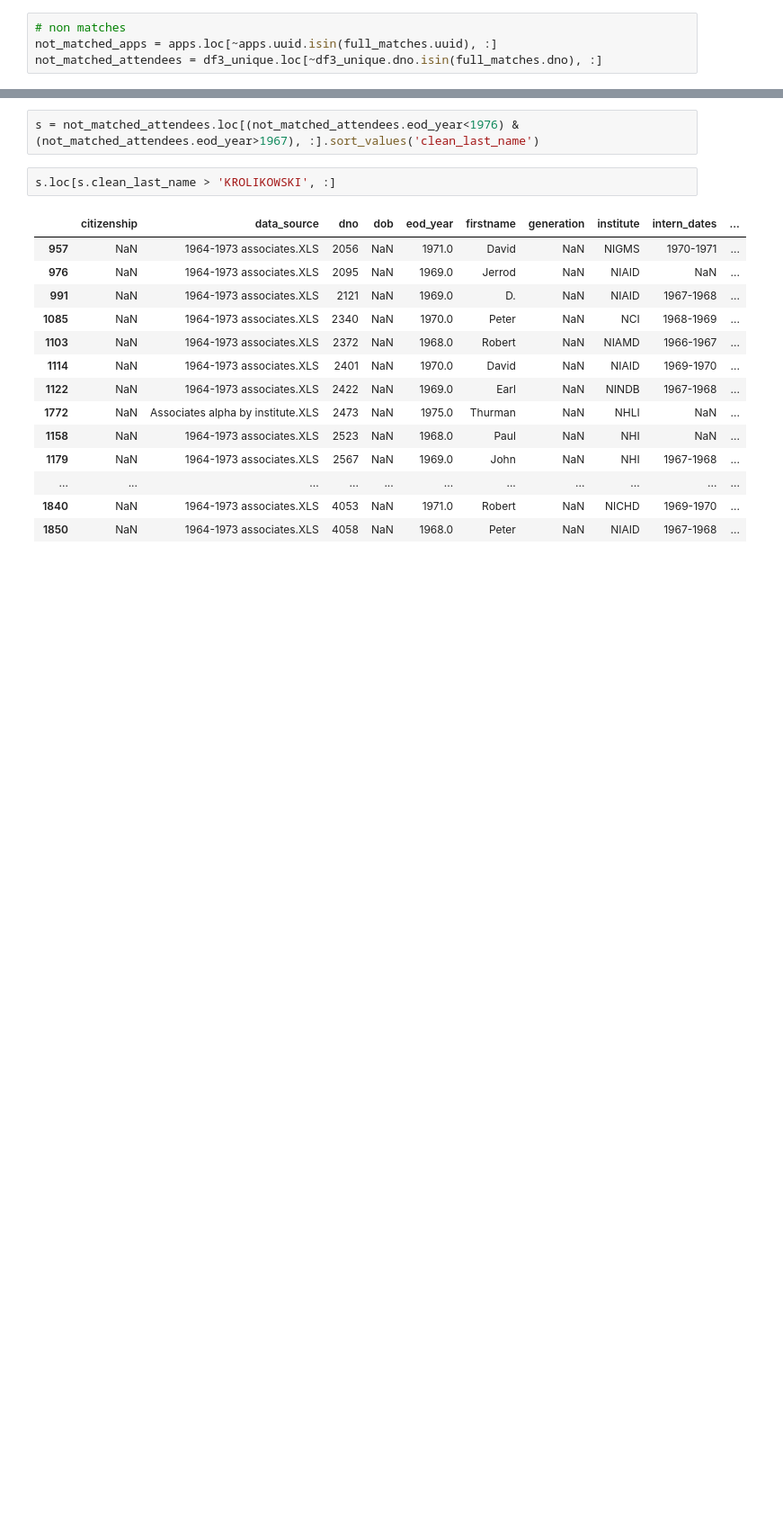
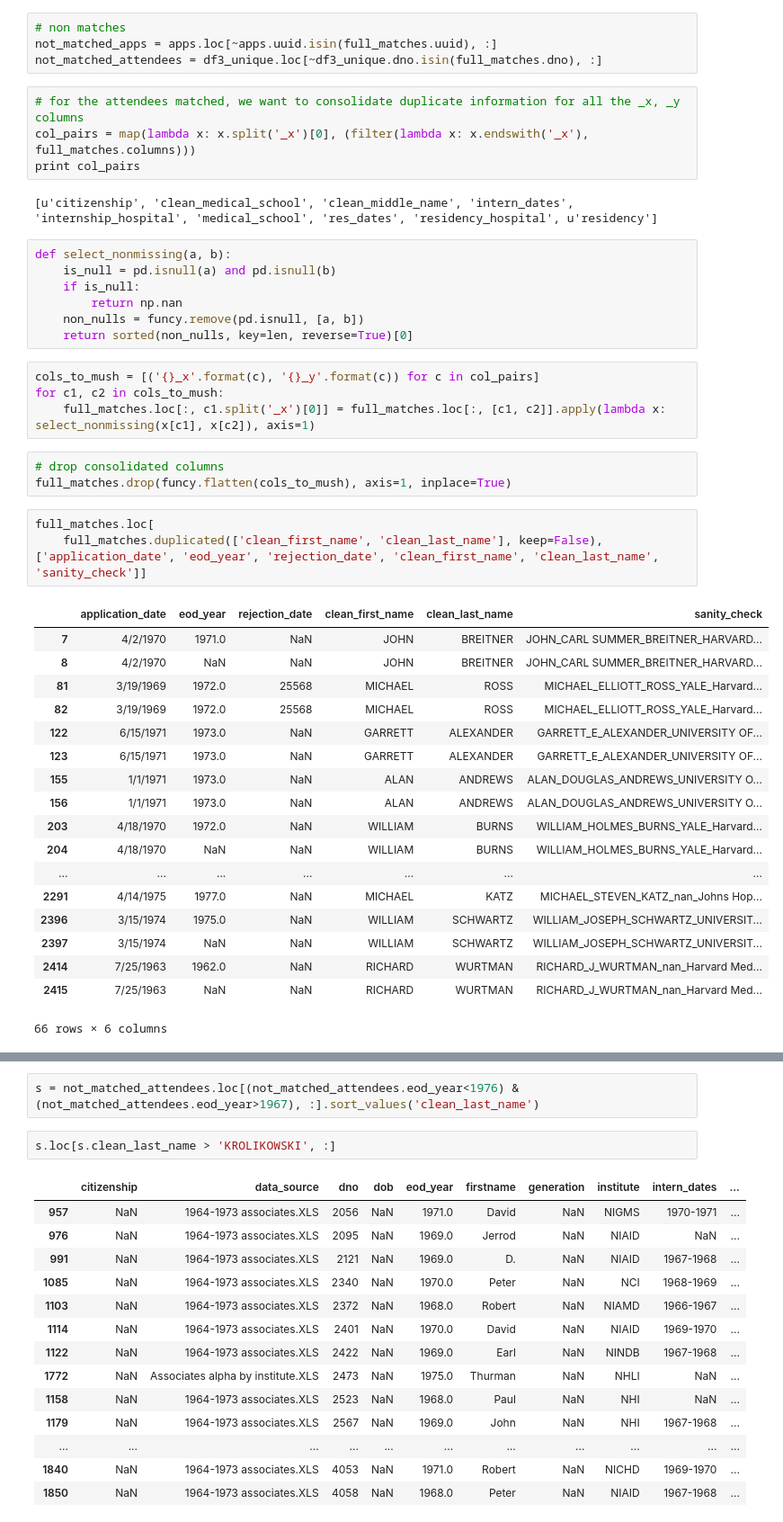
Before and after one commit to Lrraymond13/yellow_beret, a Jupyter notebook: Import Dedupe Known Associates.ipynb, the cells around one changed output, grey strips where cells are left out. Shown at 90% size. Drawn from its saved outputs; the diff is of its cells as text; blank space fills up the shorter version.

```diff
--- a/Import Dedupe Known Associates.ipynb
+++ b/Import Dedupe Known Associates.ipynb
@@ -394,3 +505,45 @@ full_matches = pd.concat([
 # non matches
 not_matched_apps = apps.loc[~apps.uuid.isin(full_matches.uuid), :]
 not_matched_attendees = df3_unique.loc[~df3_unique.dno.isin(full_matches.dno), :]
+# %%
+# for the attendees matched, we want to consolidate duplicate information for all the _x, _y columns
+col_pairs = map(lambda x: x.split('_x')[0], (filter(lambda x: x.endswith('_x'), full_matches.columns)))
+print col_pairs
+# %% [output]
+[u'citizenship', 'clean_medical_school', 'clean_middle_name', 'intern_dates', 'internship_hospital', 'medical_school', 'res_dates', 'residency_hospital', u'residency']
+# %%
+def select_nonmissing(a, b):
+    is_null = pd.isnull(a) and pd.isnull(b)
+    if is_null:
+        return np.nan
+    non_nulls = funcy.remove(pd.isnull, [a, b])
+    return sorted(non_nulls, key=len, reverse=True)[0]
+# %%
+cols_to_mush = [('{}_x'.format(c), '{}_y'.format(c)) for c in col_pairs]
+for c1, c2 in cols_to_mush:
+    full_matches.loc[:, c1.split('_x')[0]] = full_matches.loc[:, [c1, c2]].apply(lambda x: select_nonmissing(x[c1], x[c2]), axis=1)
+# %%
+# drop consolidated columns
+full_matches.drop(funcy.flatten(cols_to_mush), axis=1, inplace=True)
+# %%
+full_matches.loc[
+    full_matches.duplicated(['clean_first_name', 'clean_last_name'], keep=False), ['application_date', 'eod_year', 'rejection_date', 'clean_first_name', 'clean_last_name', 'sanity_check']]
+# %% [output]
+|  | application_date | eod_year | rejection_date | clean_first_name | clean_last_name | sanity_check |
+| 7 | 4/2/1970 | 1971.0 | NaN | JOHN | BREITNER | JOHN_CARL SUMMER_BREITNER_HARVARD... |
+| 8 | 4/2/1970 | NaN | NaN | JOHN | BREITNER | JOHN_CARL SUMMER_BREITNER_HARVARD... |
+| 81 | 3/19/1969 | 1972.0 | 25568 | MICHAEL | ROSS | MICHAEL_ELLIOTT_ROSS_YALE_Harvard... |
+| 82 | 3/19/1969 | 1972.0 | 25568 | MICHAEL | ROSS | MICHAEL_ELLIOTT_ROSS_YALE_Harvard... |
+| 122 | 6/15/1971 | 1973.0 | NaN | GARRETT | ALEXANDER | GARRETT_E_ALEXANDER_UNIVERSITY OF... |
+| 123 | 6/15/1971 | 1973.0 | NaN | GARRETT | ALEXANDER | GARRETT_E_ALEXANDER_UNIVERSITY OF... |
+| 155 | 1/1/1971 | 1973.0 | NaN | ALAN | ANDREWS | ALAN_DOUGLAS_ANDREWS_UNIVERSITY O... |
+| 156 | 1/1/1971 | 1973.0 | NaN | ALAN | ANDREWS | ALAN_DOUGLAS_ANDREWS_UNIVERSITY O... |
+| 203 | 4/18/1970 | 1972.0 | NaN | WILLIAM | BURNS | WILLIAM_HOLMES_BURNS_YALE_Harvard... |
+| 204 | 4/18/1970 | NaN | NaN | WILLIAM | BURNS | WILLIAM_HOLMES_BURNS_YALE_Harvard... |
+| ... | ... | ... | ... | ... | ... | ... |
+| 2291 | 4/14/1975 | 1977.0 | NaN | MICHAEL | KATZ | MICHAEL_STEVEN_KATZ_nan_Johns Hop... |
+| 2396 | 3/15/1974 | 1975.0 | NaN | WILLIAM | SCHWARTZ | WILLIAM_JOSEPH_SCHWARTZ_UNIVERSIT... |
+| 2397 | 3/15/1974 | NaN | NaN | WILLIAM | SCHWARTZ | WILLIAM_JOSEPH_SCHWARTZ_UNIVERSIT... |
+| 2414 | 7/25/1963 | 1962.0 | NaN | RICHARD | WURTMAN | RICHARD_J_WURTMAN_nan_Harvard Med... |
+| 2415 | 7/25/1963 | NaN | NaN | RICHARD | WURTMAN | RICHARD_J_WURTMAN_nan_Harvard Med... |
+66 rows × 6 columns
```
Also changed, not shown: parts of 22 cells of this notebook, 1 other file.
